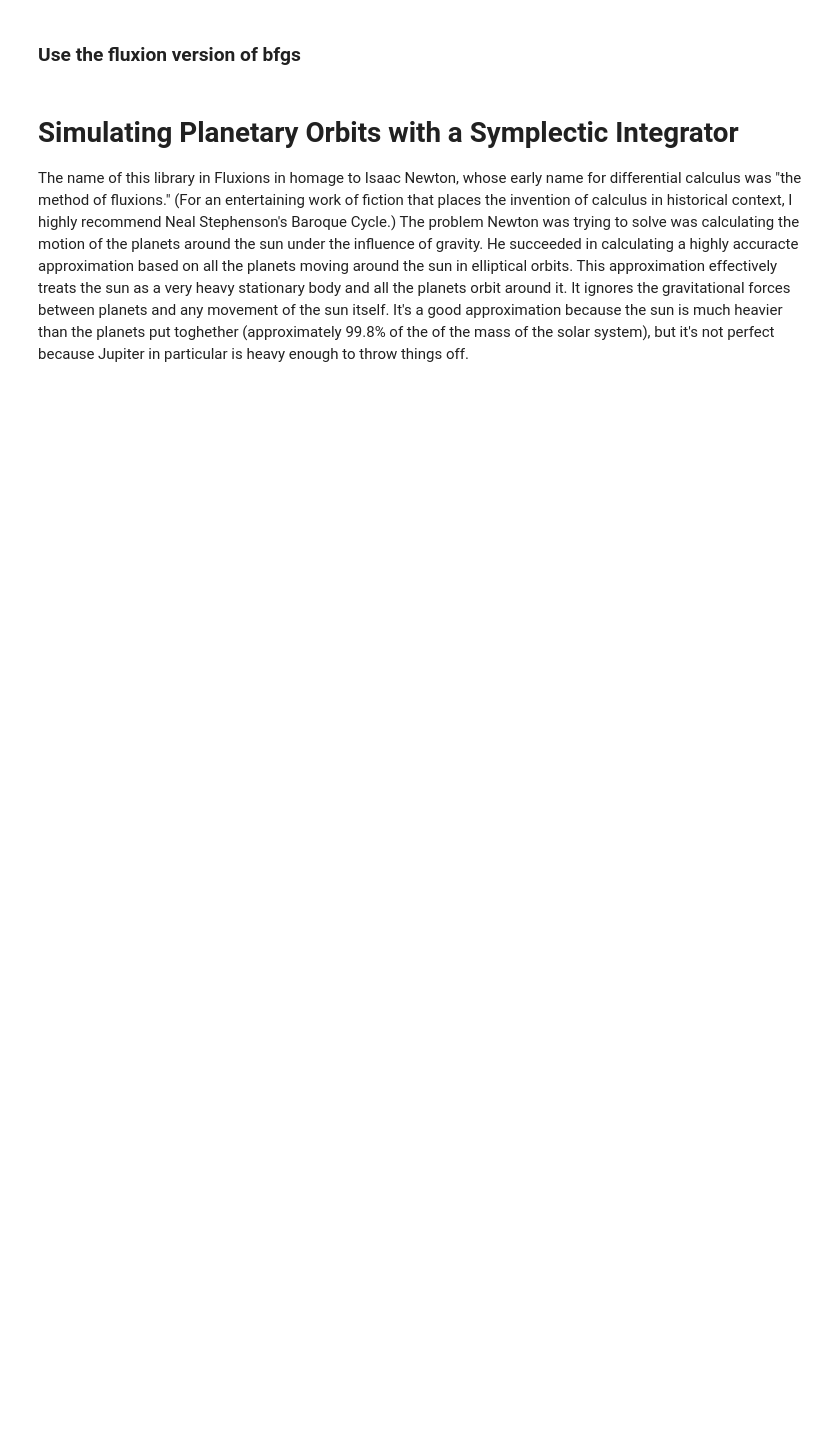
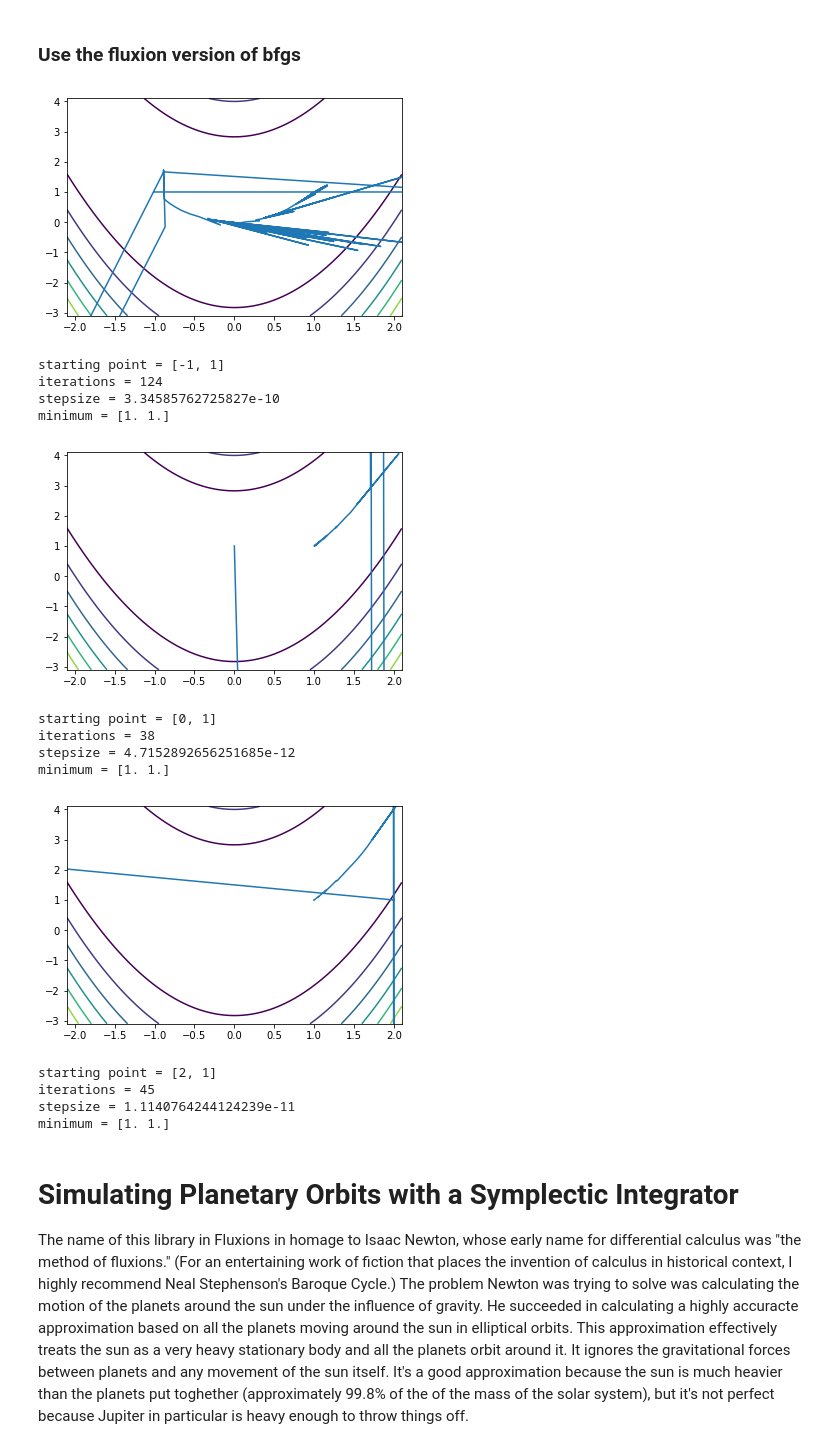
Before and after one commit to CS207-Final-Project-Group-10/cs207-FinalProject, a Jupyter notebook: presentation/presentation.ipynb, the cells around one changed output. Cells and saved outputs as stored; diff of their text form; code cells hidden in the pictures; blank space fills up the shorter version.

```diff
--- a/presentation/presentation.ipynb
+++ b/presentation/presentation.ipynb
@@ -257,16 +322,32 @@ for x in points:
 # %%
 # points = [[-1, 1],[0, 1],[2, 1]]
 for x in points:
-    (xs,iterations,stepsize,minimum) = flop.bfgs(x,F)
+    (xs,iterations,stepsize,minimum) = fl.bfgs(x,F)
     plt.plot(xs[:,0], xs[:,1])
     plt.contour(X, Y, Z)
     plt.xlim(-2.1, 2.1)
     plt.ylim(-3.1, 4.1)
     plt.show()
     print("starting point = " + str(x))
     print("iterations = " + str(iterations))
     print("stepsize = " + str(stepsize))
     print("minimum = " + str(minimum))
+# %% [output]
+[figure, added]
+starting point = [-1, 1]
+iterations = 124
+stepsize = 3.34585762725827e-10
+minimum = [1. 1.]
+[figure, added]
+starting point = [0, 1]
+iterations = 38
+stepsize = 4.7152892656251685e-12
+minimum = [1. 1.]
+[figure, added]
+starting point = [2, 1]
+iterations = 45
+stepsize = 1.1140764244124239e-11
+minimum = [1. 1.]
 # %% [markdown]
 # Simulating Planetary Orbits with a Symplectic Integrator
 
```
Also changed, not shown: parts of 22 cells of this notebook, 2 other files.
